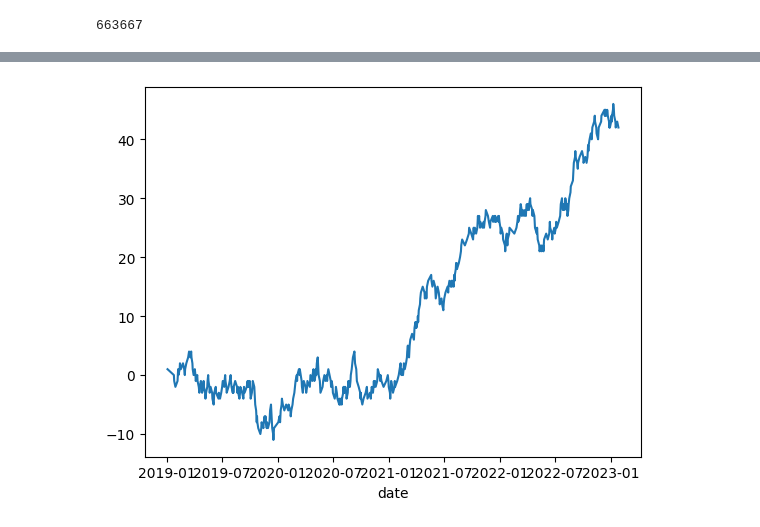
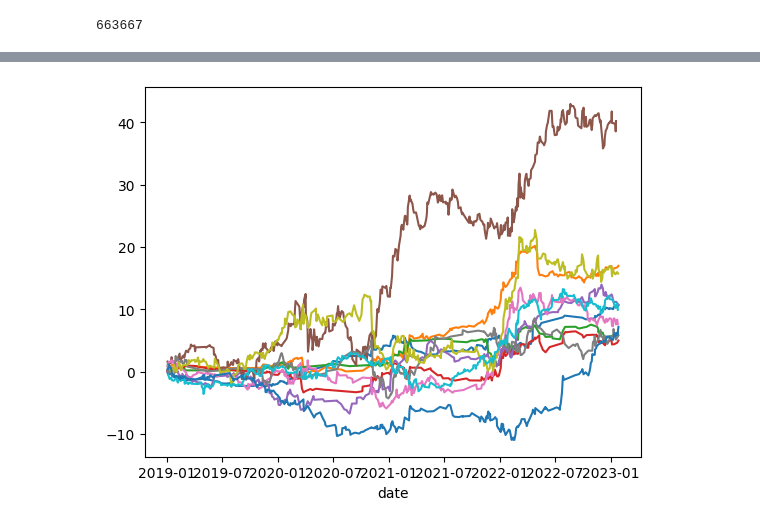
Before and after one commit to aws-samples/quant-research, a Jupyter notebook: src/notebooks/quant_research_examples/intraday_momentum.ipynb, the cells around one changed output, grey strips where cells are left out. Saved outputs shown, nothing was run; the diff lists cells and outputs as text; code cells hidden in the pictures.

```diff
--- a/src/notebooks/quant_research_examples/intraday_momentum.ipynb
+++ b/src/notebooks/quant_research_examples/intraday_momentum.ipynb
@@ -881,7 +589,9 @@ sym_sample.count()
 # %% [output]
 663667
 # %%
-sym_sample_pd = sym_sample.toPandas().drop(columns=['index'])#spy_full_pd#sym_sample.toPandas().drop(columns=['index'])
+sym_sample_pd = sym_sample.toPandas().drop(columns=[
+    'index'
+])  #spy_full_pd#sym_sample.toPandas().drop(columns=['index'])
 # %%
 sym_sample_pd
 # %% [output]
@@ -945,15 +711,20 @@ sym_pd_pivot['day_change_vs_bench_ind']= ((sym_pd_pivot['open_close_vs_bench_09:
 # %%
-strat_stats = sym_pd_pivot.reset_index().groupby(['symbol','open_close_09:30_SIGN']).agg(
-    {'open_close_pnl':['count','mean','sum'],
-     'day_change':['mean','sum'],
-     #'open_close_vs_bench_pnl':['mean','sum'],
-     #'day_change_vs_bench_pnl':['mean','sum'],
-     'open_close_vs_bench_ind':['mean','sum'],
-     'day_change_vs_bench_ind':['mean','sum'],
-     'open_close_ind':['mean','sum'],
-     'day_change_ind':['mean','sum'],
-     'date':['min','max']}
-                                                )
+strat_stats = sym_pd_pivot.reset_index().groupby([
+    'symbol', f'open_close_{open_min}_SIGN'
+]).agg({
+    'open_close_pnl': ['count', 'mean', 'sum'],
+    'day_change_pnl': ['mean', 'sum'],
+    'open_close_vs_bench_pnl':['mean','sum'],
+    'day_change_vs_bench_pnl':['mean','sum'],
+    #'open_close_vs_bench_ind': ['mean', 'sum'],
+    #'day_change_vs_bench_ind': ['mean', 'sum'],
+    #'open_close_ind': ['mean', 'sum'],
+    #'day_change_ind': ['mean', 'sum'],
+    'date': ['min', 'max']
+})
 strat_stats.columns = strat_stats.columns.to_series().str.join('_')
-strat_stats.query(f"open_close_pnl_count>100").sort_index().style
+trade_dir=1
+pnl_f='day_change_vs_bench_pnl'
+pos_pd = strat_stats.query(f"open_close_pnl_count>200 & {pnl_f}_mean>0.01 & open_close_{open_min}_SIGN=={trade_dir}").sort_index()
+pos_pd.style
 # %% [output]
@@ -978,5 +744,12 @@ strat_stats.query(f"open_close_pnl_count>100").sort_index().style
 # %%
-for symbol_check in ['SPY']:
-    sym_pd_pivot[sym_pd_pivot['open_close_09:30_SIGN']==1].query(f'symbol=="{symbol_check}"').reset_index().set_index('date')['open_close_ind'].cumsum().plot()
+res_check_arr= []
+
+for symbol_check in pos_pd.reset_index().symbol:
+    l_pd = sym_pd_pivot[sym_pd_pivot[f'open_close_{open_min}_SIGN'] == 1].query(
+        f'symbol=="{symbol_check}"').reset_index().set_index('date')
+    res_check_arr=res_check_arr+[l_pd[['symbol',pnl_f]]]
+    l_pd[pnl_f].cumsum().plot()
+
+#pf.create_returns_tear_sheet(l_pd['day_change_pnl']/ 100)
 # %% [output]
-[figure, old version]
+[figure, new version]
```
Also changed, not shown: parts of 30 cells of this notebook.
